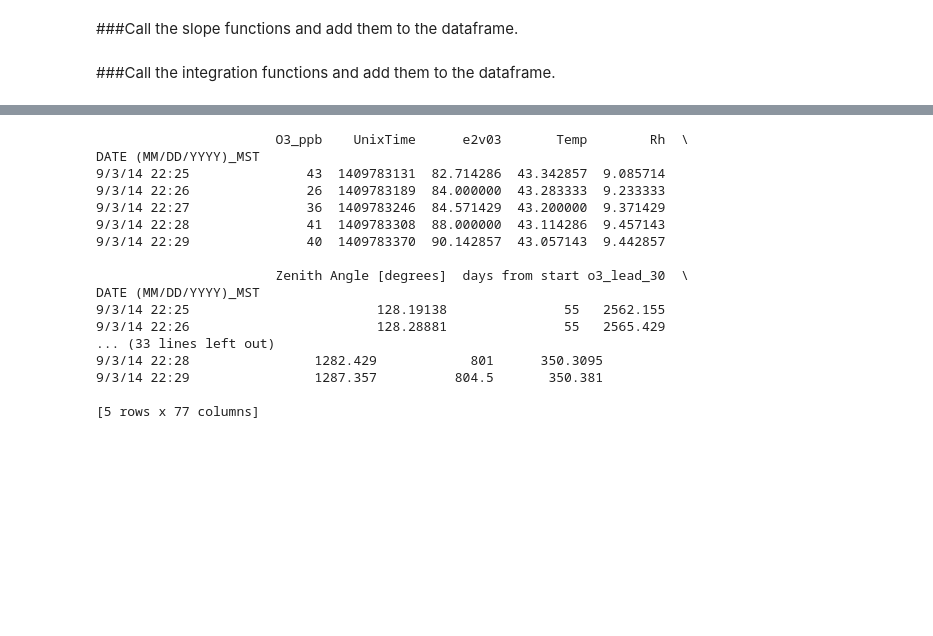
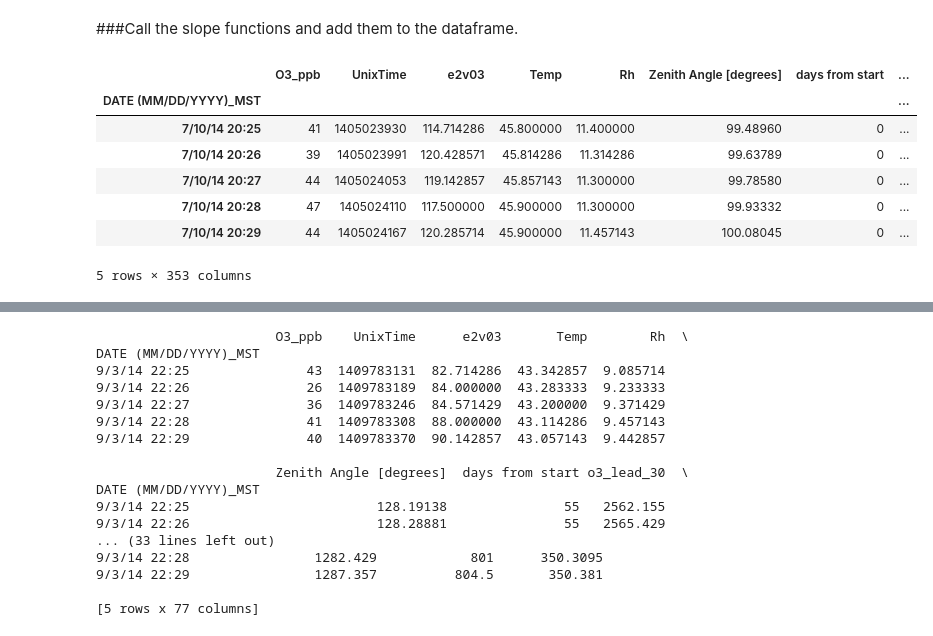
Before and after one commit to balmandhunter/Regressions_machine_learning, a Jupyter notebook: feature_creation_no_smoothing.ipynb, the cells around one changed output, grey strips where cells are left out. Saved outputs shown, nothing was run; the diff lists cells and outputs as text; code cells hidden in the pictures; blank space fills up the shorter version.

Commit message:
added functions to call int/smoothing functions over a min/max/interval of times

```diff
--- a/feature_creation_no_smoothing.ipynb
+++ b/feature_creation_no_smoothing.ipynb
@@ -62,10 +59,22 @@ def find_mean_slope_over_time(df_P, int_min, data_col):
         slope.insert(i, 'NaN')
 
     return slope
+# %%
+def find_lead_slope(df_P, int_min, data_col):
+
+    slope = []
+    for i in range(0,len(df_P[data_col])-int_min):
+        top = i + int_min
+        slope.append(df_P['diff'][i:top].mean())
+
+    for i in range(len(df_P[data_col])-int_min, len(df_P[data_col])):
+        slope.insert(i, 'NaN')
+
+    return slope
 # %% [markdown]
 ####Define functions that create features that represent the area under the temp and humidity curves.
 # %%
-def make_lag_integral_features(df_P, int_min, data_col):
+def find_lag_integral(df_P, int_min, data_col):
     area_curve = []
 
     for i in range(int_min,len(df_P[data_col])):
@@ -77,16 +86,14 @@ def make_lag_integral_features(df_P, int_min, data_col):
 
     return area_curve
 # %%
-def make_lead_integral_features(df_P, int_min, data_col):
+def find_lead_integral(df_P, int_min, data_col):
     area_curve = []
 
-    for i in range(0,len(df_P[data_col])-int_min):
+    for i in range(0,len(df_P[data_col]-int_min)):
         top = i + int_min
         area_curve.append(np.trapz(df_P[data_col][i:top]))
 
-    for i in range(len(df_P[data_col])-int_min, len(df_P[data_col])):
+    for i in range(len(df_P[data_col]-int_min), len(df_P[data_col])):
         area_curve.insert(i, 'NaN')
 
     return area_curve
-# %%
-df_P['o3_lead_30'] = make_lead_integral_features(df_P, 30,'e2v03')
@@ -127,2 +113,0 @@ df_P['rh_slope_5'] = find_mean_slope_over_time(df_P, 5,'Rh')
-# %% [markdown]
-###Call the integration functions and add them to the dataframe.
@@ -178 +149,32 @@ df_P['o3_lead_int_5'] = make_lead_integral_features(df_P,5,'e2v03')
+# %%
+#call the lag int function for o3, temp, and rh
+make_func_caller_find_lag_integral(df_P, 1, 115, 1, 'e2v03')
+make_func_caller_find_lag_integral(df_P, 1, 115, 1, 'Temp')
+make_func_caller_find_lag_integral(df_P, 1, 115, 1, 'Rh')
+
+#call the lead int for o3, temp, and rh
+make_func_caller_find_lead_integral(df_P, 1, 115, 1, 'e2v03')
+make_func_caller_find_lead_integral(df_P, 1, 115, 1, 'Temp')
+make_func_caller_find_lead_integral(df_P, 1, 115, 1, 'Rh')
+
+#call the lag slope for o3, temp, and rh
+make_func_caller_find_lag_slope(df_P, 1, 115, 1, 'e2v03')
+make_func_caller_find_lag_slope(df_P, 1, 115, 1, 'Temp')
+make_func_caller_find_lag_slope(df_P, 1, 115, 1, 'Rh')
+
+#call the lead slope for o3, temp, and rh
+make_func_caller_find_lead_slope(df_P, 1, 115, 1, 'e2v03')
+make_func_caller_find_lead_slope(df_P, 1, 115, 1, 'Temp')
+make_func_caller_find_lead_slope(df_P, 1, 115, 1, 'Rh')
+
+df_P[:5]
+# %% [output]
+|  | O3_ppb | UnixTime | e2v03 | Temp | Rh | Zenith Angle [degrees] | days from start | ... |
+| DATE (MM/DD/YYYY)_MST |  |  |  |  |  |  |  | ... |
+| 7/10/14 20:25 | 41 | 1405023930 | 114.714286 | 45.800000 | 11.400000 | 99.48960 | 0 | ... |
+| 7/10/14 20:26 | 39 | 1405023991 | 120.428571 | 45.814286 | 11.314286 | 99.63789 | 0 | ... |
+| 7/10/14 20:27 | 44 | 1405024053 | 119.142857 | 45.857143 | 11.300000 | 99.78580 | 0 | ... |
+| 7/10/14 20:28 | 47 | 1405024110 | 117.500000 | 45.900000 | 11.300000 | 99.93332 | 0 | ... |
+| 7/10/14 20:29 | 44 | 1405024167 | 120.285714 | 45.900000 | 11.457143 | 100.08045 | 0 | ... |
+5 rows × 353 columns
 # %%
```
Also changed, not shown: parts of 9 cells of this notebook.
